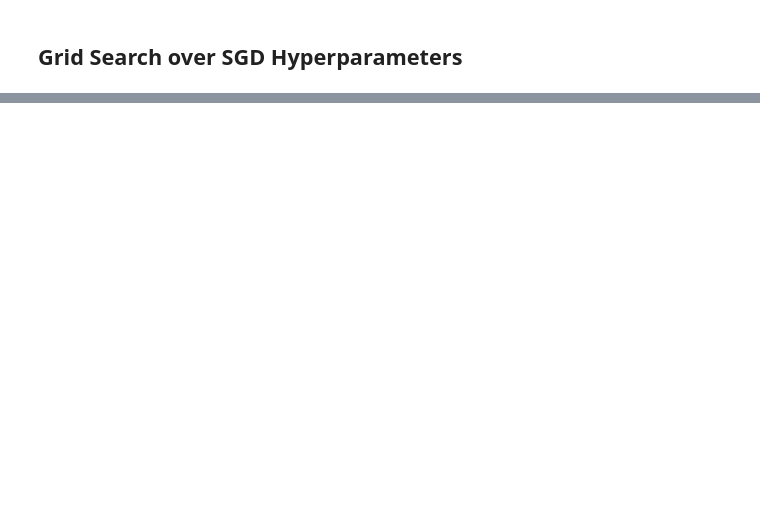
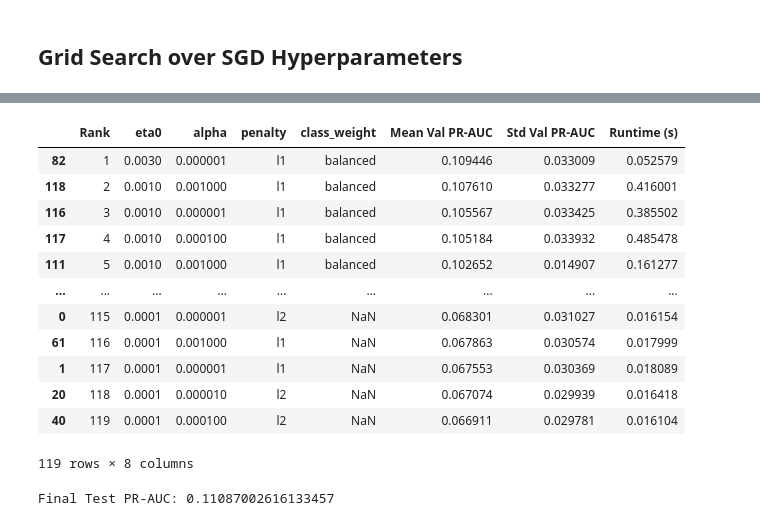
Before and after one commit to vbhaga89/MIT801_Assignment1, a Jupyter notebook: assignment1.ipynb, the cells around one changed output, grey strips where cells are left out. Saved outputs shown, nothing was run; the diff lists cells and outputs as text; code cells hidden in the pictures; blank space fills up the shorter version.

```diff
--- a/assignment1.ipynb
+++ b/assignment1.ipynb
@@ -520,0 +739,18 @@ param_grid = {
+# %%
+# Run HalvingGridSearchCV
+
+tscv = TimeSeriesSplit(n_splits=5)
+
+half_grid = HalvingGridSearchCV(
+    estimator=make_model(tuning='GridSearchCV'),
+    param_grid=param_grid,
+    scoring="average_precision",
+    factor=3,
+    cv=tscv,
+    n_jobs=-1,
+    verbose=2
+)
+
+half_grid.fit(X_train_val, y_train_val)
+print("Best params:", half_grid.best_params_)
+print("Best score:", half_grid.best_score_)
@@ -520,0 +775,56 @@ param_grid = {
+# %%
+# Get HalfGrid results
+
+half_grid_results = pd.DataFrame(half_grid.cv_results_)
+
+summary = half_grid_results[[
+    "rank_test_score",
+    "param_model__eta0",
+    "param_model__alpha",
+    "param_model__penalty",
+    "param_model__class_weight",
+    "mean_test_score",
+    "std_test_score",
+    "mean_fit_time"
+]].copy()
+
+summary = summary.rename(columns={
+    "rank_test_score": "Rank",
+    "param_model__eta0": "eta0",
+    "param_model__alpha": "alpha",
+    "param_model__penalty": "penalty",
+    "param_model__class_weight": "class_weight",
+    "mean_test_score": "Mean Val PR-AUC",
+    "std_test_score": "Std Val PR-AUC",
+    "mean_fit_time": "Runtime (s)"
+})
+
+summary = summary.sort_values("Rank")
+
+summary
+# %% [output]
+|  | Rank | eta0 | alpha | penalty | class_weight | Mean Val PR-AUC | Std Val PR-AUC | Runtime (s) |
+| 82 | 1 | 0.0030 | 0.000001 | l1 | balanced | 0.109446 | 0.033009 | 0.052579 |
+| 118 | 2 | 0.0010 | 0.001000 | l1 | balanced | 0.107610 | 0.033277 | 0.416001 |
+| 116 | 3 | 0.0010 | 0.000001 | l1 | balanced | 0.105567 | 0.033425 | 0.385502 |
+| 117 | 4 | 0.0010 | 0.000100 | l1 | balanced | 0.105184 | 0.033932 | 0.485478 |
+| 111 | 5 | 0.0010 | 0.001000 | l1 | balanced | 0.102652 | 0.014907 | 0.161277 |
+| ... | ... | ... | ... | ... | ... | ... | ... | ... |
+| 0 | 115 | 0.0001 | 0.000001 | l2 | NaN | 0.068301 | 0.031027 | 0.016154 |
+| 61 | 116 | 0.0001 | 0.001000 | l1 | NaN | 0.067863 | 0.030574 | 0.017999 |
+| 1 | 117 | 0.0001 | 0.000001 | l1 | NaN | 0.067553 | 0.030369 | 0.018089 |
+| 20 | 118 | 0.0001 | 0.000010 | l2 | NaN | 0.067074 | 0.029939 | 0.016418 |
+| 40 | 119 | 0.0001 | 0.000100 | l2 | NaN | 0.066911 | 0.029781 | 0.016104 |
+119 rows × 8 columns
+# %%
+# Get best configuration and its test score
+best_model_half_grid = half_grid.best_estimator_
+
+y_test_proba_half_grid = best_model_half_grid.predict_proba(X_test)[:, 1]
+
+roc_test__half_grid = roc_auc_score(y_test, y_test_proba_half_grid)
+pr_test_half_grid  = average_precision_score(y_test, y_test_proba_half_grid)
+
+print("Final Test PR-AUC:", pr_test_half_grid)
+# %% [output]
+Final Test PR-AUC: 0.11087002616133457
```
Also changed, not shown: parts of 25 cells of this notebook, 1 other file.
